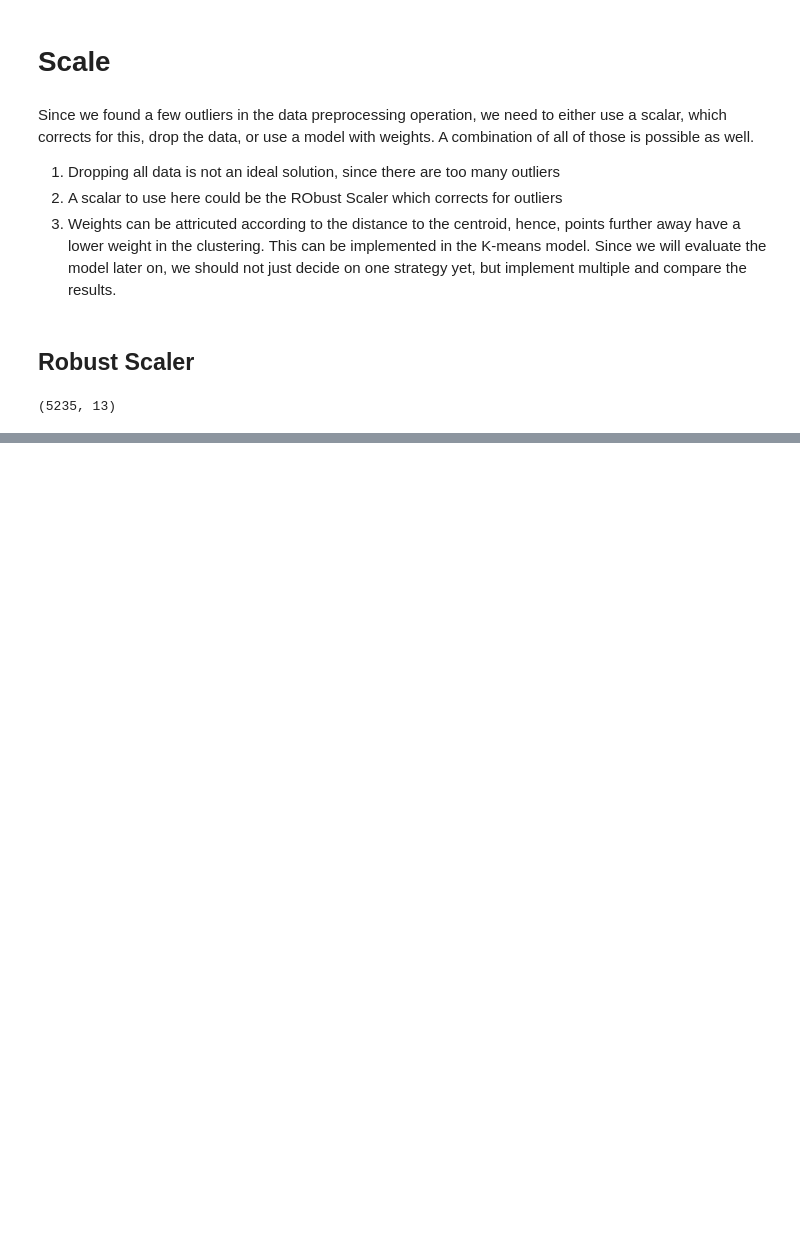
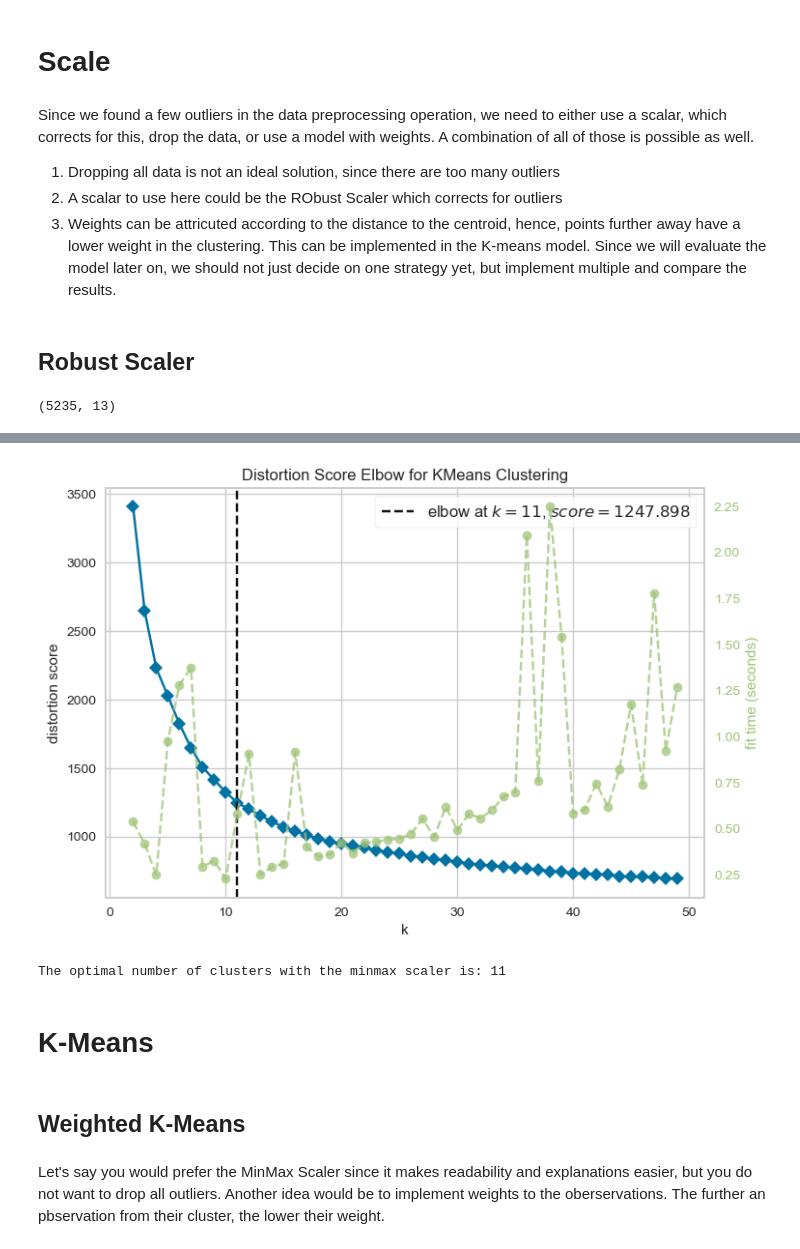
Before and after one commit to MerleSt/SpotifyPlaylistMoosic, a Jupyter notebook: Notebooks/Cluster_Analysis.ipynb, the cells around one changed output, grey strips where cells are left out. Drawn from its saved outputs; the diff is of its cells as text; code cells hidden in the pictures; blank space fills up the shorter version.

```diff
--- a/Notebooks/Cluster_Analysis.ipynb
+++ b/Notebooks/Cluster_Analysis.ipynb
@@ -39,0 +80,20 @@ songs_robust.shape
+# %%
+# Instantiate the clustering model and visualizer
+model = KMeans(n_init=10, random_state=213)
+visualizer = KElbowVisualizer(model, k=(2,50))
+
+visualizer.fit(songs_minmax)        # Fit the data to the visualizer
+visualizer.show();
+# %% [output]
+[figure, added]
+# %%
+k = visualizer.elbow_value_
+print(f"The optimal number of clusters with the minmax scaler is: {k}")
+# %% [output]
+The optimal number of clusters with the minmax scaler is: 11
+# %% [markdown]
+# K-Means
+# %% [markdown]
+## Weighted K-Means
+# %% [markdown]
+Let's say you would prefer the MinMax Scaler since it makes readability and explanations easier, but you do not want to drop all outliers. Another idea would be to implement weights to the oberservations. The further an pbservation from their cluster, the lower their weight.
```
Also changed, not shown: parts of 50 cells of this notebook, 1 other file.
